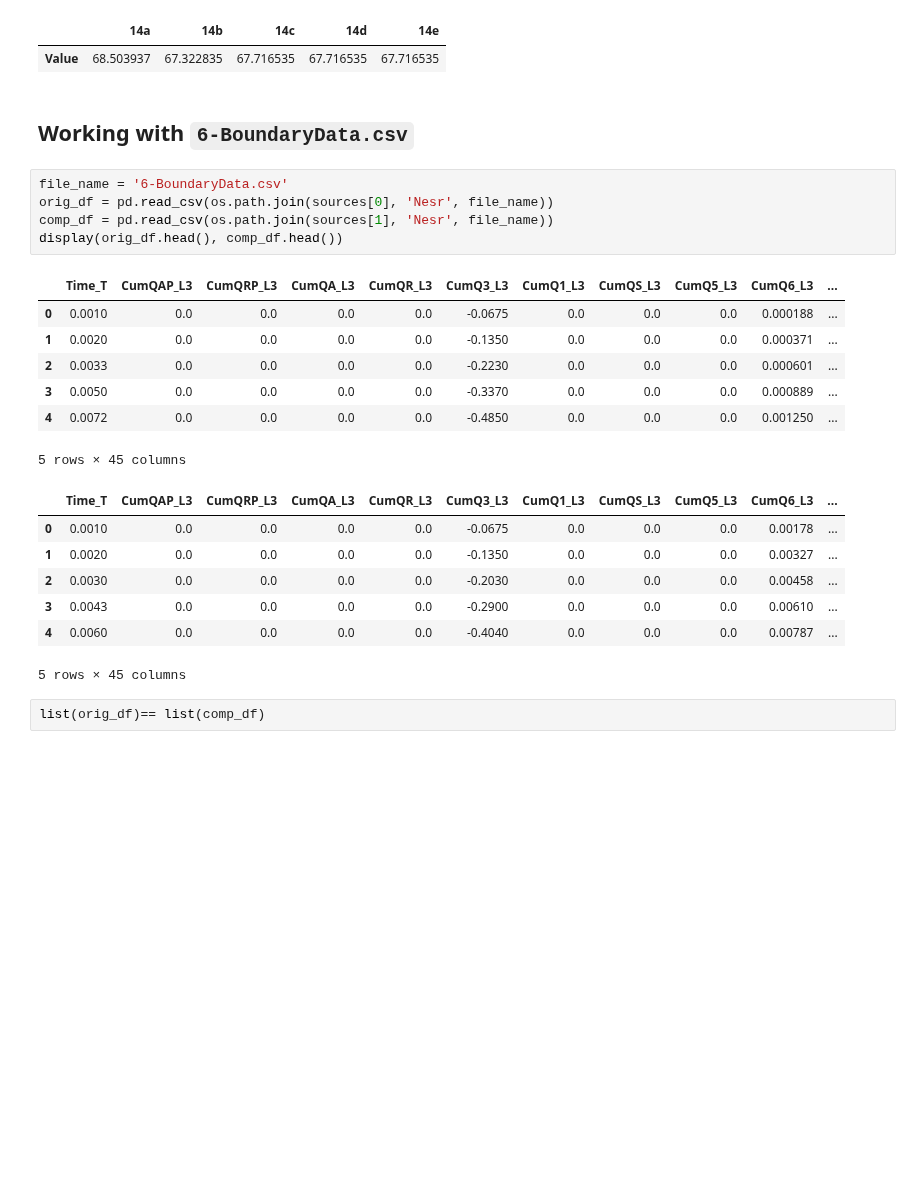
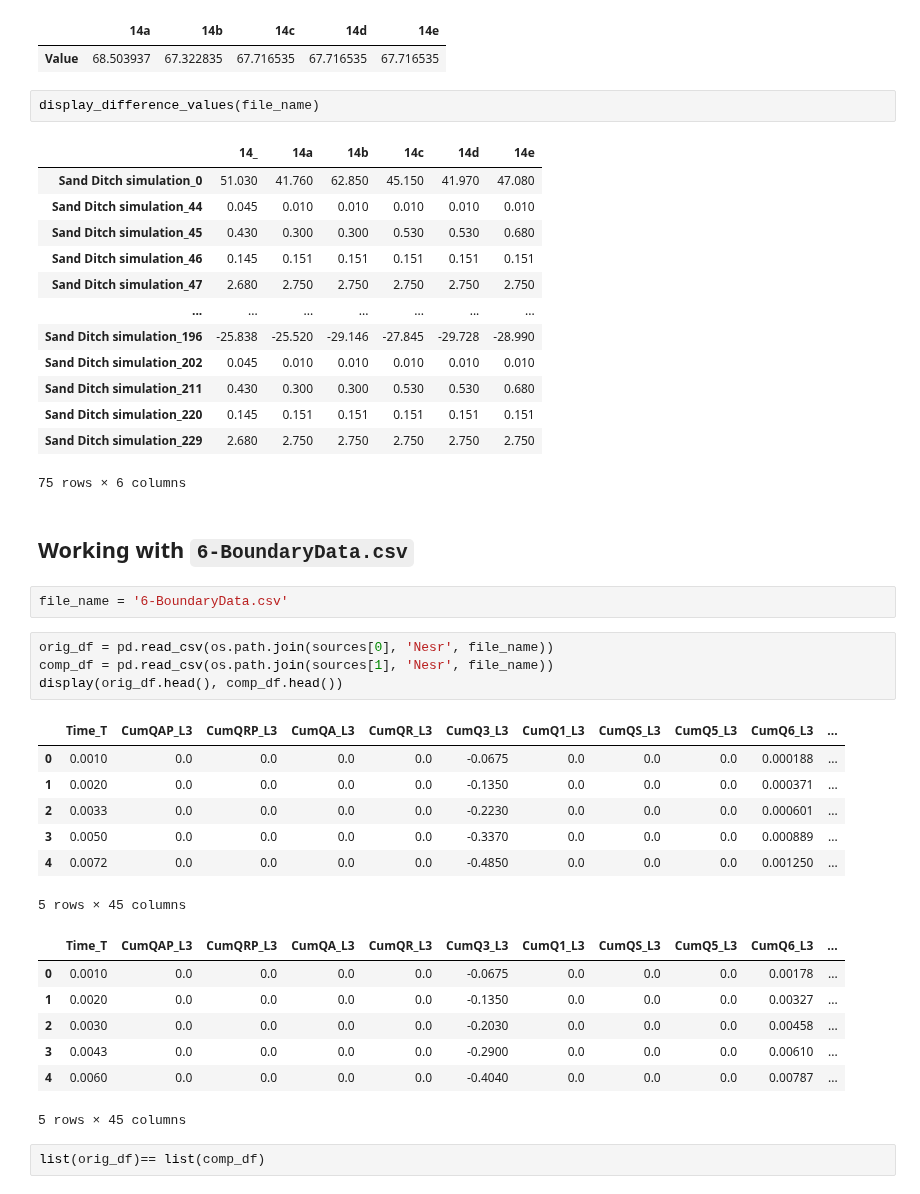
Before and after one commit to drnesr/SandDitch, a Jupyter notebook: Code/SandDitchAnalysis014.ipynb, the cells around one changed output. Drawn from its saved outputs; the diff is of its cells as text; blank space fills up the shorter version.

```diff
--- a/Code/SandDitchAnalysis014.ipynb
+++ b/Code/SandDitchAnalysis014.ipynb
@@ -249,10 +271,27 @@ results[results < 100].dropna()
 # %% [output]
 |  | 14a | 14b | 14c | 14d | 14e |
 | Value | 68.503937 | 67.322835 | 67.716535 | 67.716535 | 67.716535 |
+# %%
+display_difference_values(file_name)
+# %% [output]
+|  | 14_ | 14a | 14b | 14c | 14d | 14e |
+| Sand Ditch simulation_0 | 51.030 | 41.760 | 62.850 | 45.150 | 41.970 | 47.080 |
+| Sand Ditch simulation_44 | 0.045 | 0.010 | 0.010 | 0.010 | 0.010 | 0.010 |
+| Sand Ditch simulation_45 | 0.430 | 0.300 | 0.300 | 0.530 | 0.530 | 0.680 |
+| Sand Ditch simulation_46 | 0.145 | 0.151 | 0.151 | 0.151 | 0.151 | 0.151 |
+| Sand Ditch simulation_47 | 2.680 | 2.750 | 2.750 | 2.750 | 2.750 | 2.750 |
+| ... | ... | ... | ... | ... | ... | ... |
+| Sand Ditch simulation_196 | -25.838 | -25.520 | -29.146 | -27.845 | -29.728 | -28.990 |
+| Sand Ditch simulation_202 | 0.045 | 0.010 | 0.010 | 0.010 | 0.010 | 0.010 |
+| Sand Ditch simulation_211 | 0.430 | 0.300 | 0.300 | 0.530 | 0.530 | 0.680 |
+| Sand Ditch simulation_220 | 0.145 | 0.151 | 0.151 | 0.151 | 0.151 | 0.151 |
+| Sand Ditch simulation_229 | 2.680 | 2.750 | 2.750 | 2.750 | 2.750 | 2.750 |
+75 rows × 6 columns
 # %% [markdown]
 ## Working with `6-BoundaryData.csv`
+# %%
+file_name = '6-BoundaryData.csv'
 # %%
-file_name = '6-BoundaryData.csv'
 orig_df = pd.read_csv(os.path.join(sources[0], 'Nesr', file_name))
 comp_df = pd.read_csv(os.path.join(sources[1], 'Nesr', file_name))
 display(orig_df.head(), comp_df.head())
```
Also changed, not shown: parts of 9 cells of this notebook.
